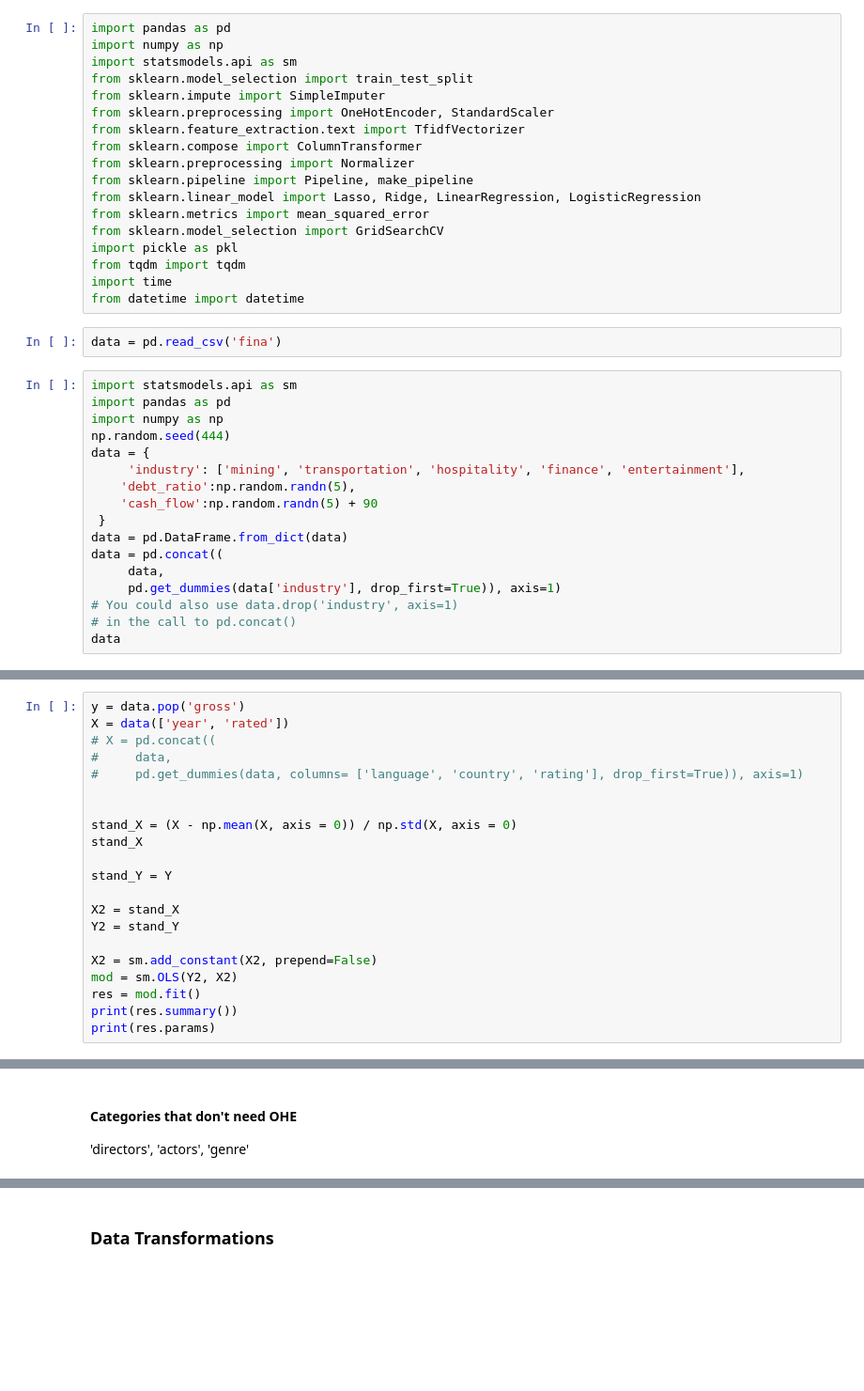
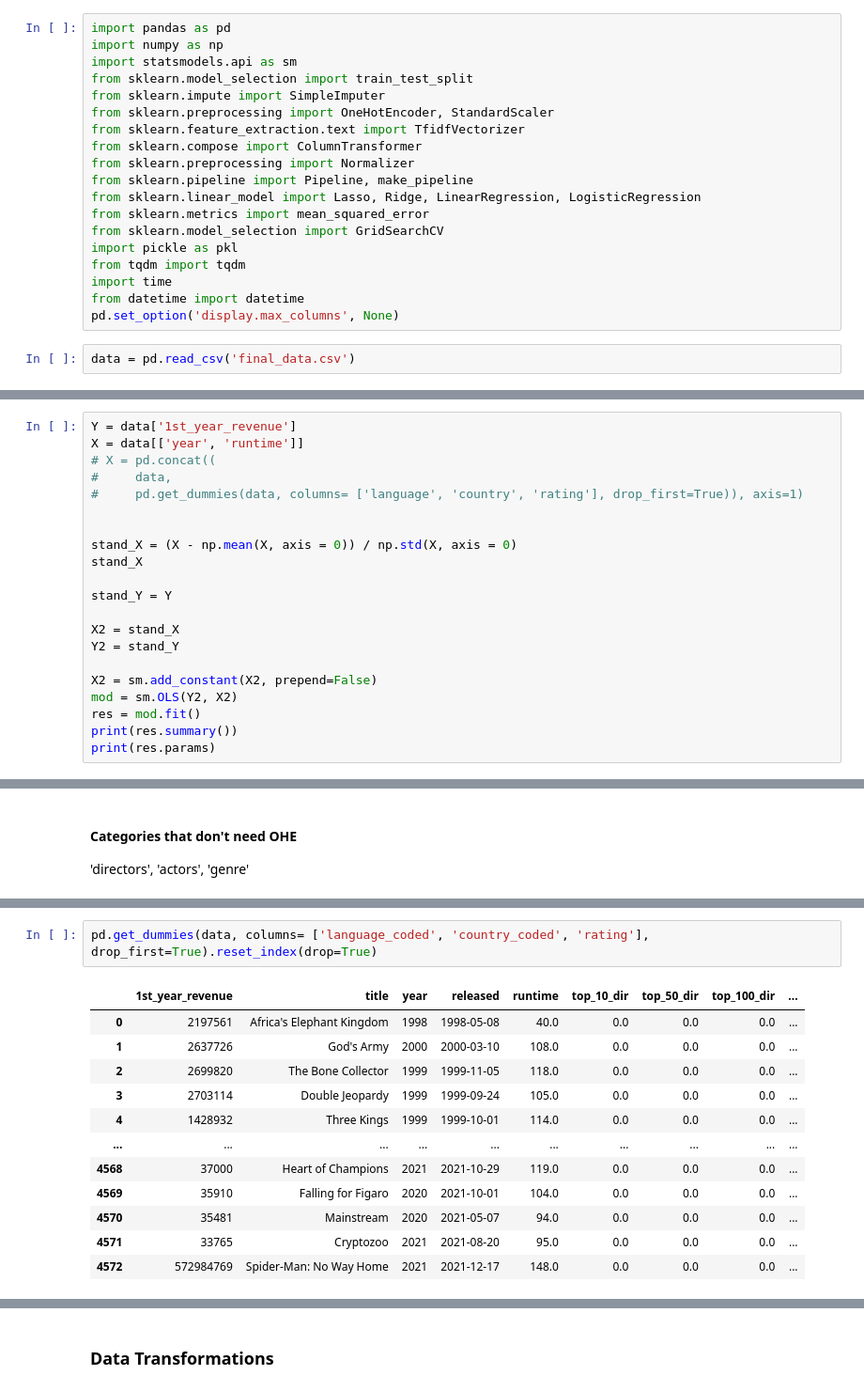
Before and after one commit to rolex-price-estimator/Gross-Movie-Revenues, a Jupyter notebook: src/model/Pipeline Model Setup.ipynb, the cells around one changed output, grey strips where cells are left out. Shown at 94% size. Saved outputs shown, nothing was run; the diff lists cells and outputs as text; blank space fills up the shorter version.

```diff
--- a/src/model/Pipeline Model Setup.ipynb
+++ b/src/model/Pipeline Model Setup.ipynb
@@ -16,22 +16,6 @@ import pickle as pkl
 from tqdm import tqdm
 import time
 from datetime import datetime
+pd.set_option('display.max_columns', None)
 # %%
-data = pd.read_csv('fina')
+data = pd.read_csv('final_data.csv')
-# %%
-import statsmodels.api as sm
-import pandas as pd
-import numpy as np
-np.random.seed(444)
-data = {
-     'industry': ['mining', 'transportation', 'hospitality', 'finance', 'entertainment'],
-    'debt_ratio':np.random.randn(5),
-    'cash_flow':np.random.randn(5) + 90
- }
-data = pd.DataFrame.from_dict(data)
-data = pd.concat((
-     data,
-     pd.get_dummies(data['industry'], drop_first=True)), axis=1)
-# You could also use data.drop('industry', axis=1)
-# in the call to pd.concat()
-data
@@ -38,8 +42,8 @@ data
 # %% [markdown]
 ### Removing categorical variables for base test
 # %%
-y = data.pop('gross')
-X = data(['year', 'rated'])
+Y = data['1st_year_revenue']
+X = data[['year', 'runtime']]
 # X = pd.concat((
 #     data,
 #     pd.get_dummies(data, columns= ['language', 'country', 'rating'], drop_first=True)), axis=1)
@@ -65,0 +92,15 @@ print(res.params)
+# %%
+pd.get_dummies(data, columns= ['language_coded', 'country_coded', 'rating'], drop_first=True).reset_index(drop=True)
+# %% [output]
+|  | 1st_year_revenue | title | year | released | runtime | top_10_dir | top_50_dir | top_100_dir | ... |
+| 0 | 2197561 | Africa's Elephant Kingdom | 1998 | 1998-05-08 | 40.0 | 0.0 | 0.0 | 0.0 | ... |
+| 1 | 2637726 | God's Army | 2000 | 2000-03-10 | 108.0 | 0.0 | 0.0 | 0.0 | ... |
+| 2 | 2699820 | The Bone Collector | 1999 | 1999-11-05 | 118.0 | 0.0 | 0.0 | 0.0 | ... |
+| 3 | 2703114 | Double Jeopardy | 1999 | 1999-09-24 | 105.0 | 0.0 | 0.0 | 0.0 | ... |
+| 4 | 1428932 | Three Kings | 1999 | 1999-10-01 | 114.0 | 0.0 | 0.0 | 0.0 | ... |
+| ... | ... | ... | ... | ... | ... | ... | ... | ... | ... |
+| 4568 | 37000 | Heart of Champions | 2021 | 2021-10-29 | 119.0 | 0.0 | 0.0 | 0.0 | ... |
+| 4569 | 35910 | Falling for Figaro | 2020 | 2021-10-01 | 104.0 | 0.0 | 0.0 | 0.0 | ... |
+| 4570 | 35481 | Mainstream | 2020 | 2021-05-07 | 94.0 | 0.0 | 0.0 | 0.0 | ... |
+| 4571 | 33765 | Cryptozoo | 2021 | 2021-08-20 | 95.0 | 0.0 | 0.0 | 0.0 | ... |
+| 4572 | 572984769 | Spider-Man: No Way Home | 2021 | 2021-12-17 | 148.0 | 0.0 | 0.0 | 0.0 | ... |
```
Also changed, not shown: parts of 7 cells of this notebook.
